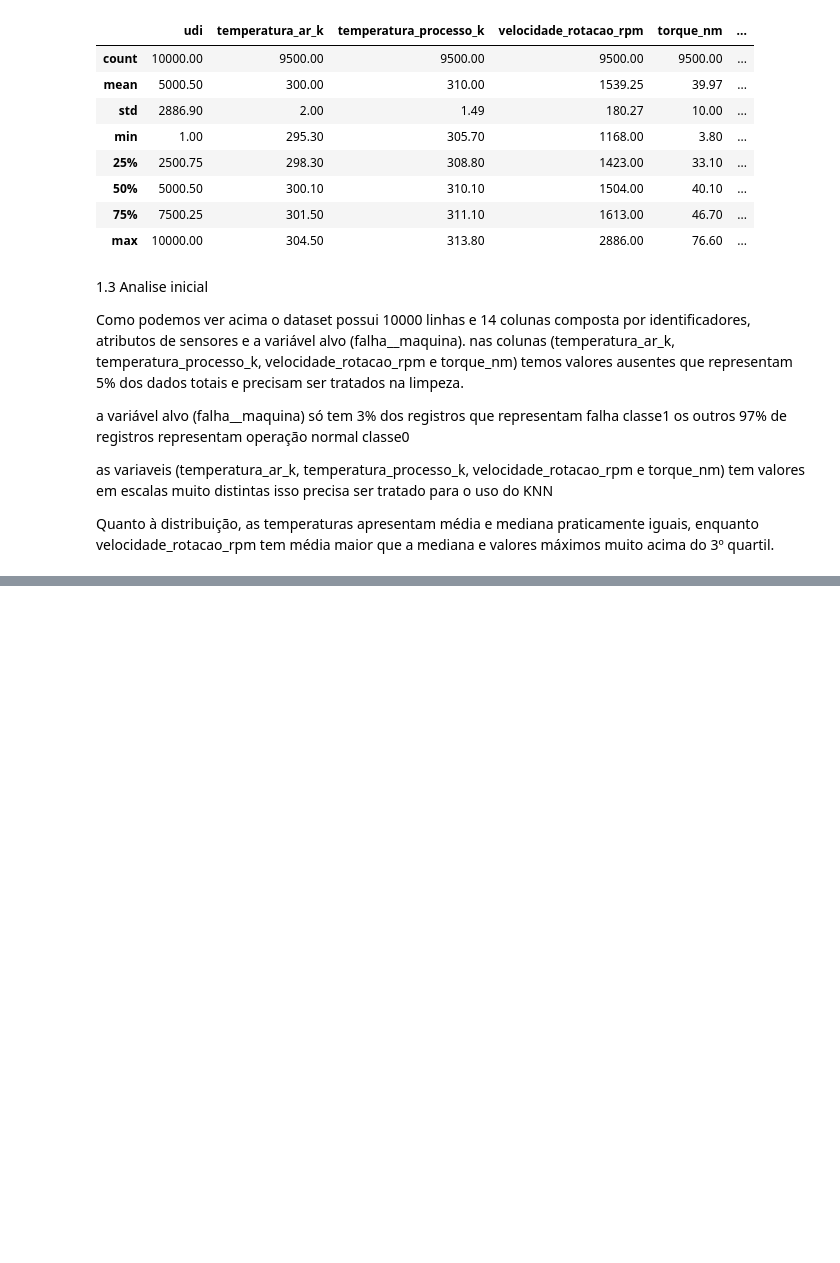
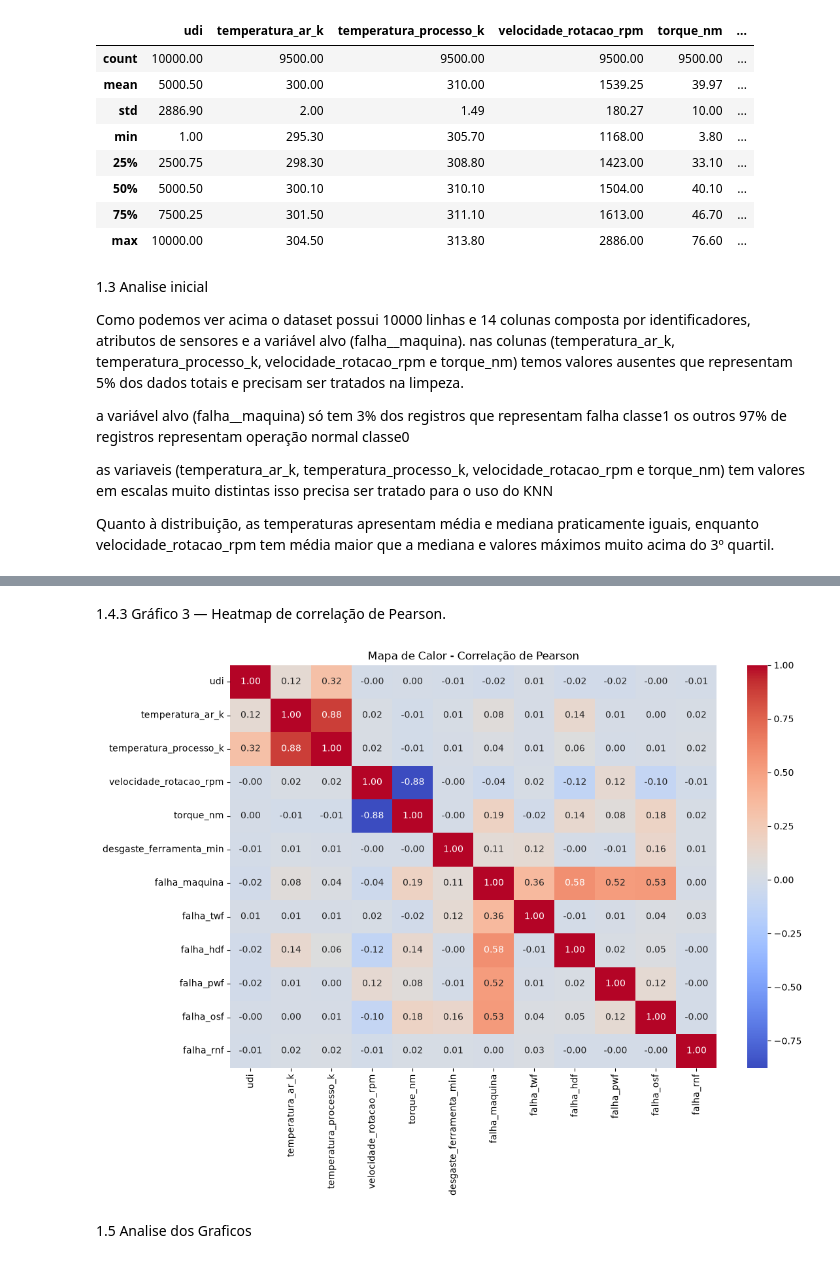
Before and after one commit to renatosadriano-debug/PROJETO-FINAL---ANALISE-DE-MANUTEN-DE-MAQUINAS-PARA-FABRICAS, a Jupyter notebook: notebook.ipynb, the cells around one changed output, grey strips where cells are left out. Saved outputs shown, nothing was run; the diff lists cells and outputs as text; code cells hidden in the pictures; blank space fills up the shorter version.

```diff
--- a/notebook.ipynb
+++ b/notebook.ipynb
@@ -68,0 +100,12 @@ Quanto à distribuição, as temperaturas apresentam média e mediana praticamen
+# %% [markdown]
+1.4.3 Gráfico 3 — Heatmap de correlação de Pearson.
+# %%
+plt.figure(figsize=(12,8))
+matriz_corr = df_ler.corr(numeric_only=True)
+sns.heatmap(matriz_corr, annot=True, cmap='coolwarm', fmt='.2f')
+plt.title('Mapa de Calor - Correlação de Pearson')
+plt.show()
+# %% [output]
+[figure, added]
+# %% [markdown]
+1.5 Analise dos Graficos
```
Also changed, not shown: parts of 22 cells of this notebook.
